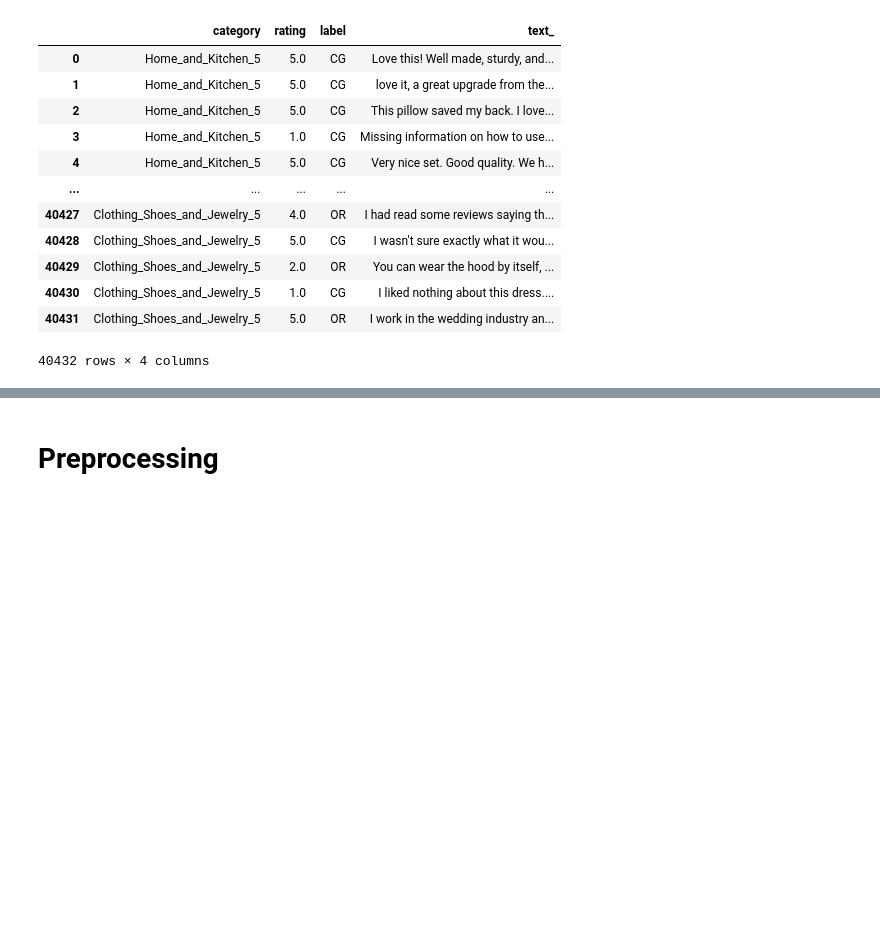
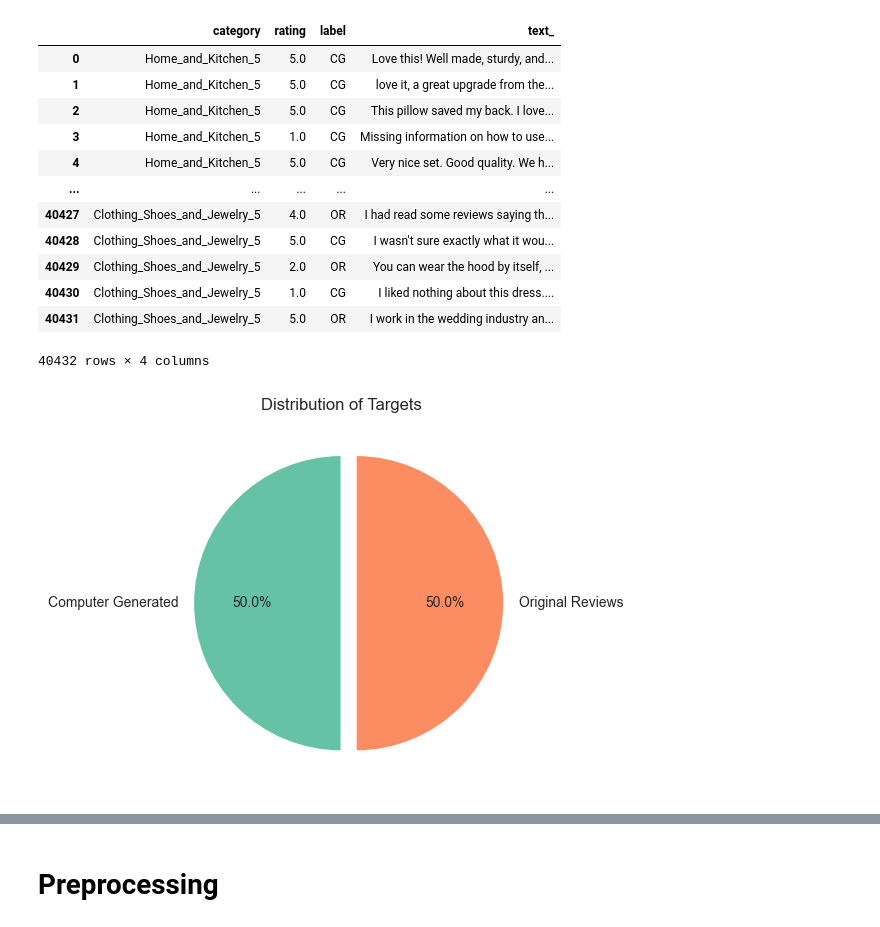
Before and after one commit to niimo753/spam-review-detection, a Jupyter notebook: notebooks/testing/word2vec.ipynb, the cells around one changed output, grey strips where cells are left out. Saved outputs shown, nothing was run; the diff lists cells and outputs as text; code cells hidden in the pictures; blank space fills up the shorter version.

```diff
--- a/notebooks/testing/word2vec.ipynb
+++ b/notebooks/testing/word2vec.ipynb
@@ -63,3 +64,7 @@ Shape of OFS:  (40432, 4)
 | 40430 | Clothing_Shoes_and_Jewelry_5 | 1.0 | CG | I liked nothing about this dress.... |
 | 40431 | Clothing_Shoes_and_Jewelry_5 | 5.0 | OR | I work in the wedding industry an... |
 40432 rows × 4 columns
+# %%
+check_balance(data=osf, target="label")
+# %% [output]
+[figure, added]
```
Also changed, not shown: parts of 78 cells of this notebook.
